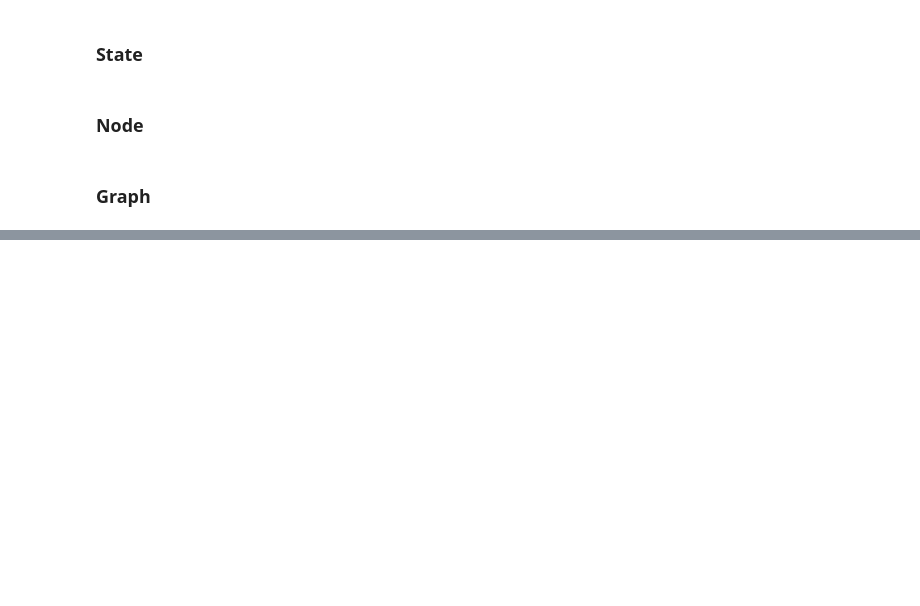
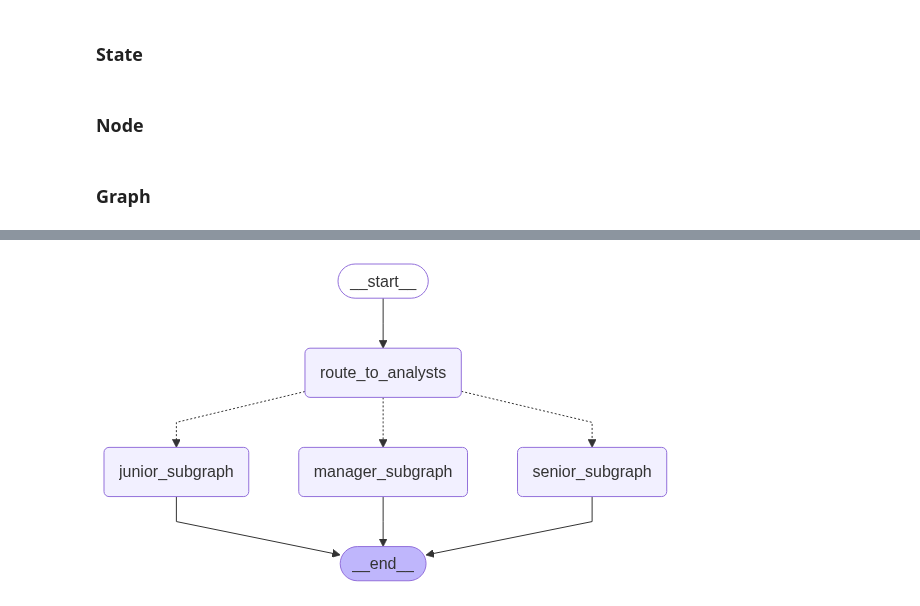
Before and after one commit to T-Sunm/Agent-course, a Jupyter notebook: LangGraph/MA-Knowledge/notebooks/Visual-agentic-ai.ipynb, the cells around one changed output, grey strips where cells are left out. Drawn from its saved outputs; the diff is of its cells as text; code cells hidden in the pictures; blank space fills up the shorter version.

Commit message:
add module 3 agent

```diff
--- a/LangGraph/MA-Knowledge/notebooks/Visual-agentic-ai.ipynb
+++ b/LangGraph/MA-Knowledge/notebooks/Visual-agentic-ai.ipynb
@@ -99,2 +88,7 @@ def vqa_tool(image_url: str, question: str) -> str:
     """return the candidate answer with probability of the question"""
     return run_full_image_vqa(image_url, question)
+# %%
+tools = [arxiv, wikipedia, duck_search, vqa_tool]
+tools_by_name = {tool.name: tool for tool in tools}
+
+tools_by_name
@@ -133,7 +132,7 @@ def create_analysts(state: GenerateAnalystsState):
             "name": "Junior",
             "description": "A junior analyst who uses only the vanilla VQA model to generate candidate answers.",
             "tools": ["vqa_tool"],
-            "system_prompt": """You are junior planner. Please provide the actions for the given task.
+            "system_prompt": """You are junior analyst. Please provide the actions for the given task.
                                 ===
                                 The actions should be in [Action_1].
                                 Action_1 (vqa_tool) is that you need to refer candidate answers to answer questions.
@@ -145,8 +144,8 @@ def create_analysts(state: GenerateAnalystsState):
         "senior": {
             "name": "Senior",
             "description": "A senior analyst who uses both the VQA model and KBs retrieval to enhance answers.",
-            "tools": ["vqa_tool", "arxiv", "wikipedia"],
-            "system_prompt": """You are junior planner. Please provide the actions for the given task.
+            "tools": ["vqa_tool", "arxiv", "wikipedia", "duckduckgo_results_json"],
+            "system_prompt": """You are junior analyst. Please provide the actions for the given task.
                         ===
                         The actions should be in [Action_1, Action_2, Action_3].
                         Action_1 (vqa_tool) is that you need to refer candidate answers to answer questions.
@@ -196,12 +195,3 @@ Analyst(name='Manager', description='A manager analyst with access to all tools
 ## Visual-research Agent
 # %% [markdown]
 ### State
-# %%
-class ViReAgentState(MessagesState):
-    question: str
-    image: str
-    analyst: Analyst
-    number_of_steps: int = 0
-    answer_candidate: Optional[str] = ""
-    LLM_Knowledge: Optional[str] = ""
-    KBs_Knowledge: Optional[List[str]] = []
@@ -305 +458,35 @@ display(Image(ViReAgent.get_graph().draw_mermaid_png()))
+# %%
+from langgraph.graph import StateGraph, END
+from IPython.display import Image, display
+
+main_workflow = StateGraph(ViReAgentState)
+
+# Add nodes
+main_workflow.add_node("route_to_analysts", route_to_analysts)
+main_workflow.add_node("junior_subgraph", create_junior_subgraph())
+main_workflow.add_node("senior_subgraph", create_senior_subgraph())
+main_workflow.add_node("manager_subgraph", create_manager_subgraph())
+# main_workflow.add_node("aggregate_results", aggregate_results)
+
+# Set entry point
+main_workflow.add_edge(START, "route_to_analysts")
+
+# Conditional edges từ router (Send API)
+main_workflow.add_conditional_edges(
+    "route_to_analysts",
+    lambda x: "analysts",  # Dummy function vì Send API tự route
+    ["junior_subgraph", "senior_subgraph", "manager_subgraph"]
+)
+
+# Tất cả subgraphs đều đi đến aggregation
+main_workflow.add_edge("junior_subgraph", END)
+main_workflow.add_edge("senior_subgraph", END)
+main_workflow.add_edge("manager_subgraph", END)
+
+
+# Compile
+ViReAgent = main_workflow.compile()
+display(Image(ViReAgent.get_graph().draw_mermaid_png()))
+# %% [output]
+[figure, added]
 # %%
```
Also changed, not shown: parts of 15 cells of this notebook, 3 other files.
